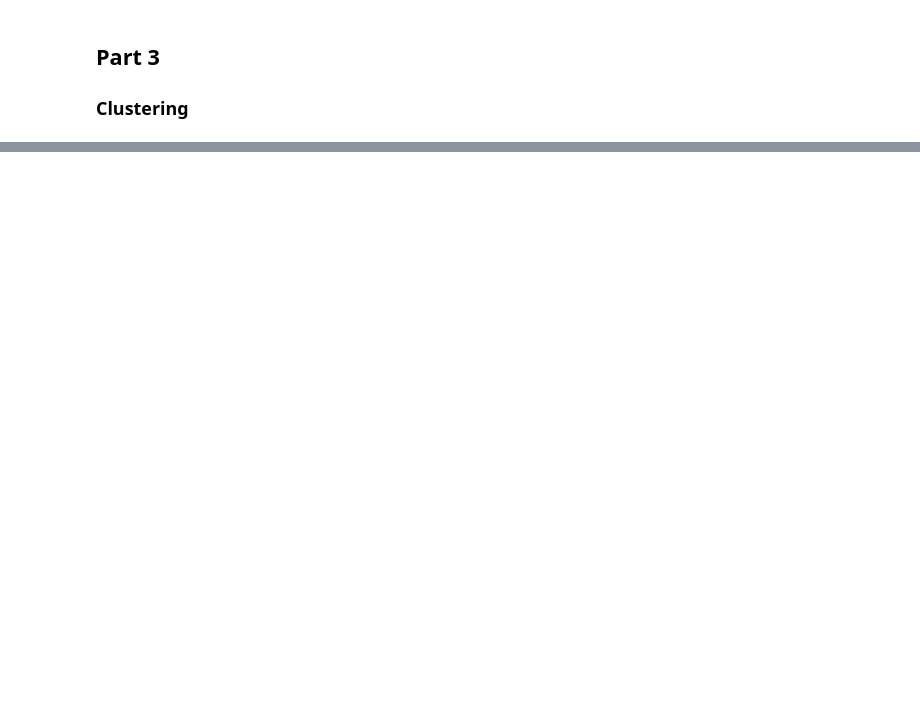
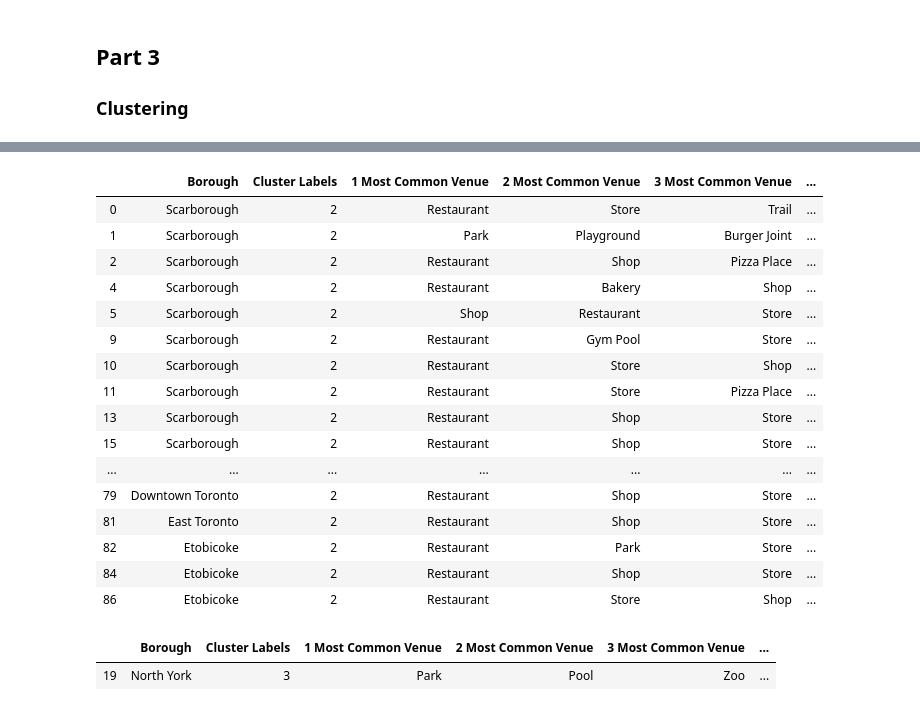
Before and after one commit to Donram/Coursera_Capstone, a Jupyter notebook: IBM-Capstone.ipynb, the cells around one changed output, grey strips where cells are left out. Saved outputs shown, nothing was run; the diff lists cells and outputs as text; code cells hidden in the pictures; blank space fills up the shorter version.

```diff
--- a/IBM-Capstone.ipynb
+++ b/IBM-Capstone.ipynb
@@ -245,0 +572,6 @@ toronto_map
+# %%
+def return_most_common_venues(row, num_top_venues):
+    row_categories = row.iloc[1:]
+    row_categories_sorted = row_categories.sort_values(ascending=False)
+
+    return row_categories_sorted.index.values[0:num_top_venues]
@@ -249,0 +637,10 @@ toronto_map
+# %%
+# add clustering labels
+sorted_venues.insert(0, 'Cluster Labels', kmeans.labels_)
+
+toronto_merged = df
+
+# merge toronto_grouped with toronto_data to add latitude/longitude for each neighborhood
+toronto_merged = toronto_merged.join(sorted_venues.set_index('Neighborhood name'), on='Neighborhood')
+
+toronto_merged.head() # check the last columns!
@@ -249,0 +654,27 @@ toronto_map
+# %%
+import matplotlib.cm as cm
+import matplotlib.colors as colors
+toronto_merged['Cluster Labels'] = toronto_merged['Cluster Labels'].astype(int)
+# create map
+map_clusters = folium.Map(location=[lat_mean, lon_mean], zoom_start=11)
+
+# set color scheme for the clusters
+x = np.arange(kclusters)
+ys = [i + x + (i*x)**2 for i in range(kclusters)]
+colors_array = cm.rainbow(np.linspace(0, 1, len(ys)))
+rainbow = [colors.rgb2hex(i) for i in colors_array]
+
+# add markers to the map
+markers_colors = []
+for lat, lon, poi, cluster in zip(toronto_merged['Latitude'], toronto_merged['Longitude'], toronto_merged['Neighborhood'], toronto_merged['Cluster Labels']):
+    label = folium.Popup(str(poi) + ' Cluster ' + str(cluster), parse_html=True)
+    folium.CircleMarker(
+        [lat, lon],
+        radius=5,
+        popup=label,
+        color=rainbow[cluster-1],
+        fill=True,
+        fill_color=rainbow[cluster-1],
+        fill_opacity=0.7).add_to(map_clusters)
+
+map_clusters
@@ -249,0 +721,25 @@ toronto_map
+# %%
+toronto_merged.loc[toronto_merged['Cluster Labels'] == 2, toronto_merged.columns[[1] + list(range(5, toronto_merged.shape[1]))]]
+# %% [output]
+|  | Borough | Cluster Labels | 1 Most Common Venue | 2 Most Common Venue | 3 Most Common Venue | ... |
+| 0 | Scarborough | 2 | Restaurant | Store | Trail | ... |
+| 1 | Scarborough | 2 | Park | Playground | Burger Joint | ... |
+| 2 | Scarborough | 2 | Restaurant | Shop | Pizza Place | ... |
+| 4 | Scarborough | 2 | Restaurant | Bakery | Shop | ... |
+| 5 | Scarborough | 2 | Shop | Restaurant | Store | ... |
+| 9 | Scarborough | 2 | Restaurant | Gym Pool | Store | ... |
+| 10 | Scarborough | 2 | Restaurant | Store | Shop | ... |
+| 11 | Scarborough | 2 | Restaurant | Store | Pizza Place | ... |
+| 13 | Scarborough | 2 | Restaurant | Shop | Store | ... |
+| 15 | Scarborough | 2 | Restaurant | Shop | Store | ... |
+| ... | ... | ... | ... | ... | ... | ... |
+| 79 | Downtown Toronto | 2 | Restaurant | Shop | Store | ... |
+| 81 | East Toronto | 2 | Restaurant | Shop | Store | ... |
+| 82 | Etobicoke | 2 | Restaurant | Park | Store | ... |
+| 84 | Etobicoke | 2 | Restaurant | Shop | Store | ... |
+| 86 | Etobicoke | 2 | Restaurant | Store | Shop | ... |
+# %%
+toronto_merged.loc[toronto_merged['Cluster Labels'] == 3, toronto_merged.columns[[1] + list(range(5, toronto_merged.shape[1]))]]
+# %% [output]
+|  | Borough | Cluster Labels | 1 Most Common Venue | 2 Most Common Venue | 3 Most Common Venue | ... |
+| 19 | North York | 3 | Park | Pool | Zoo | ... |
```
Also changed, not shown: parts of 59 cells of this notebook, 2 other files.
